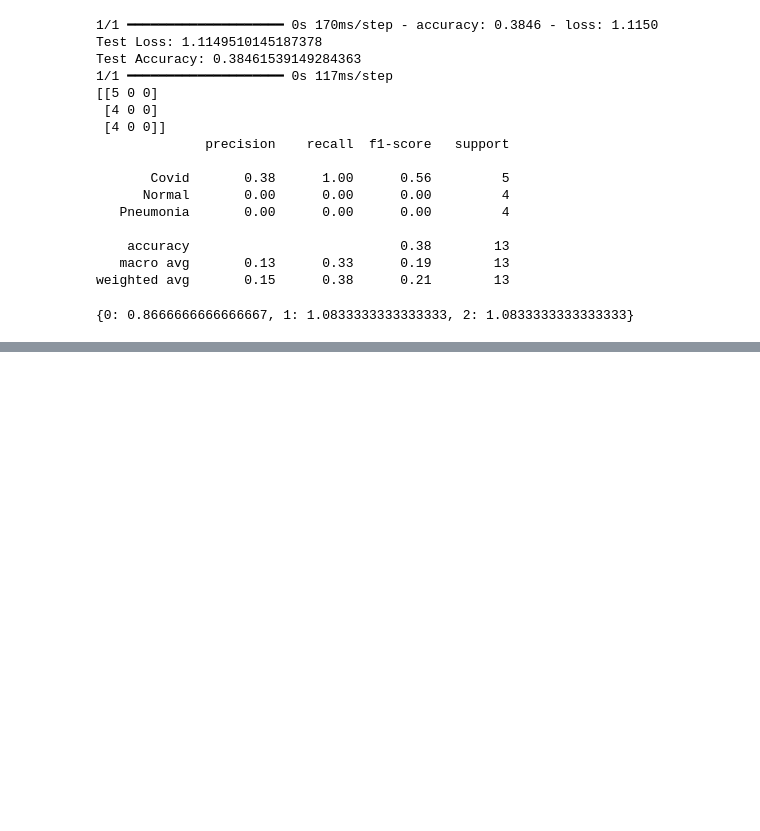
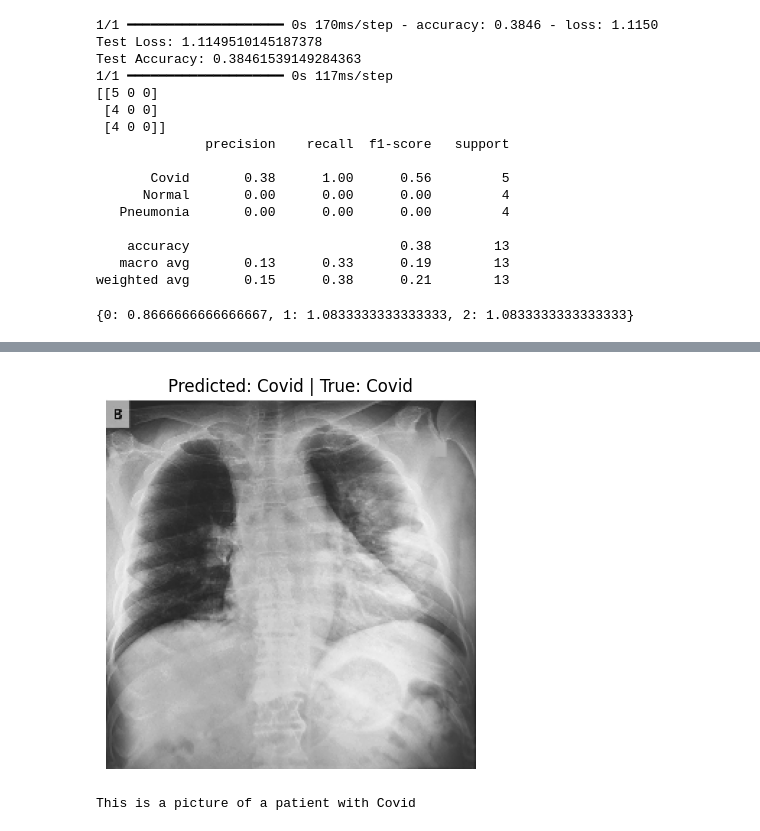
Before and after one commit to sa53273/xray_classification, a Jupyter notebook: classification-challenge.ipynb, the cells around one changed output, grey strips where cells are left out. Drawn from its saved outputs; the diff is of its cells as text; code cells hidden in the pictures; blank space fills up the shorter version.

```diff
--- a/classification-challenge.ipynb
+++ b/classification-challenge.ipynb
@@ -334,0 +382,16 @@ TypeError: 'ImageDataGenerator' object is not an iterator
+# %%
+accuracies, losses = [], []
+
+for model in models:
+    loss, accuracy = model.evaluate(test)
+    accuracies.append(accuracy)
+    losses.append(loss)
+
+    # get predictions on test data
+    y_pred = np.argmax(model.predict(test), axis=1)
+    y_true = test.classes
+
+    report = classification_report(y_true, y_pred, target_names=test.class_indices)
+    #print(report)
+print(f'Average Accuracy: {np.mean(accuracies)}')
+print(f'Average Loss: {np.mean(losses)}')
@@ -334,0 +413,30 @@ TypeError: 'ImageDataGenerator' object is not an iterator
+# %%
+import numpy as np
+import matplotlib.pyplot as plt
+from tensorflow.keras.preprocessing.image import load_img, img_to_array
+
+
+def visualize_prediction(model, img_path, true_label, class_labels):
+    # Load the image
+    img = load_img(img_path, target_size=(256, 256))
+    img_array = img_to_array(img) / 255.0  # Rescale to [0, 1]
+    img_array = np.expand_dims(img_array, axis=0)  # Add batch dimension
+
+    # Get model prediction
+    prediction = model.predict(img_array)
+    predicted_class = np.argmax(prediction)
+
+    # Plot the image
+    plt.imshow(img)
+    plt.title(f'Predicted: {class_labels[predicted_class]} | True: {class_labels[true_label]}')
+    plt.axis('off')
+    plt.show()
+    print(f'This is a picture of a patient with {class_labels[predicted_class]}')
+
+# Load an image and visualize its prediction
+img_path = '/Users/suprita/Desktop/supriML/xray_classification/classification-challenge/classification-challenge-starter/Covid19-dataset/test/Covid/46.png'
+true_label = 0
+class_labels = ['Covid', 'Normal', 'Pneumonia']
+
+visualize_prediction(model3, img_path, true_label, class_labels)
+# %% [output]
@@ -334,0 +444,2 @@ TypeError: 'ImageDataGenerator' object is not an iterator
+[figure, added]
+This is a picture of a patient with Covid
```
Also changed, not shown: parts of 4 cells of this notebook.
